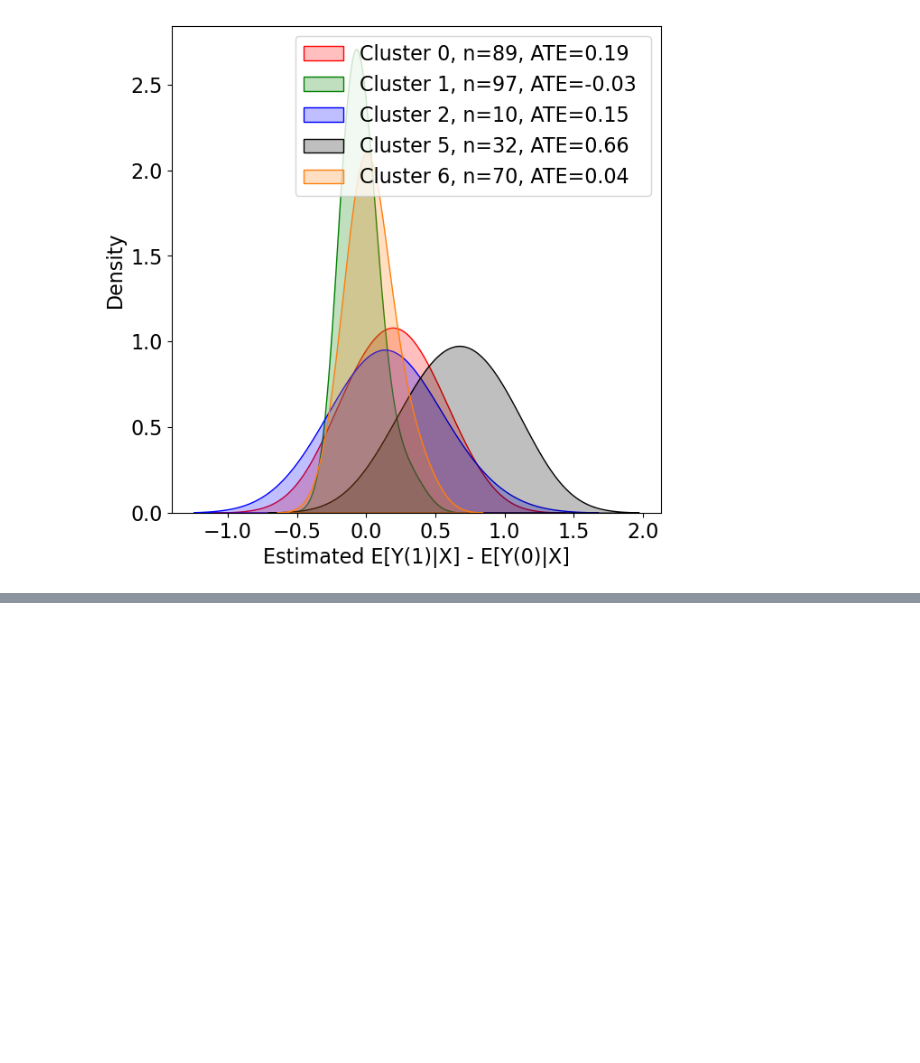
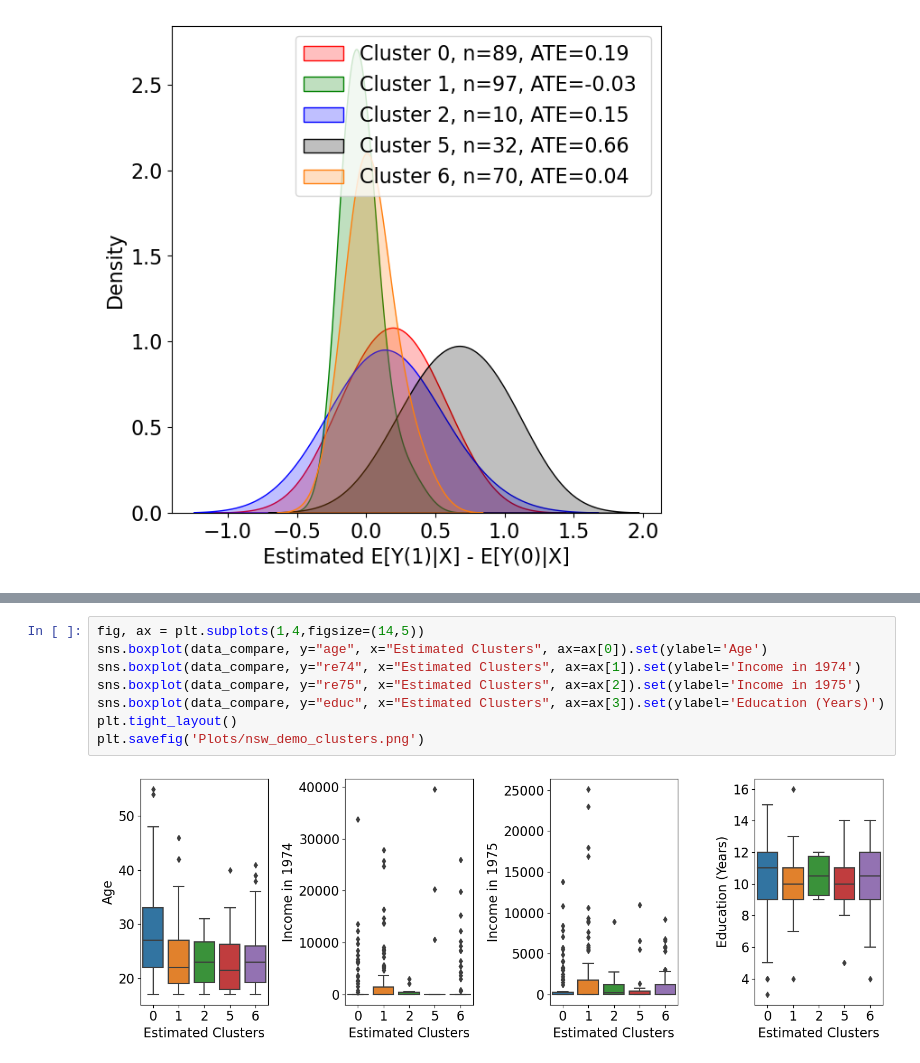
Before and after one commit to titzehong/HTE-Project-, a Jupyter notebook: Experiement 2 NSW.ipynb, the cells around one changed output, grey strips where cells are left out. Cells and saved outputs as stored; diff of their text form; blank space fills up the shorter version.

```diff
--- a/Experiement 2 NSW.ipynb
+++ b/Experiement 2 NSW.ipynb
@@ -502,0 +479,10 @@ pd.DataFrame(data_compare[['black','hisp','marr','nodegree','Estimated Clusters'
+# %%
+fig, ax = plt.subplots(1,4,figsize=(14,5))
+sns.boxplot(data_compare, y="age", x="Estimated Clusters", ax=ax[0]).set(ylabel='Age')
+sns.boxplot(data_compare, y="re74", x="Estimated Clusters", ax=ax[1]).set(ylabel='Income in 1974')
+sns.boxplot(data_compare, y="re75", x="Estimated Clusters", ax=ax[2]).set(ylabel='Income in 1975')
+sns.boxplot(data_compare, y="educ", x="Estimated Clusters", ax=ax[3]).set(ylabel='Education (Years)')
+plt.tight_layout()
+plt.savefig('Plots/nsw_demo_clusters.png')
+# %% [output]
+[figure, added]
```
Also changed, not shown: parts of 24 cells of this notebook, 1 other file.
